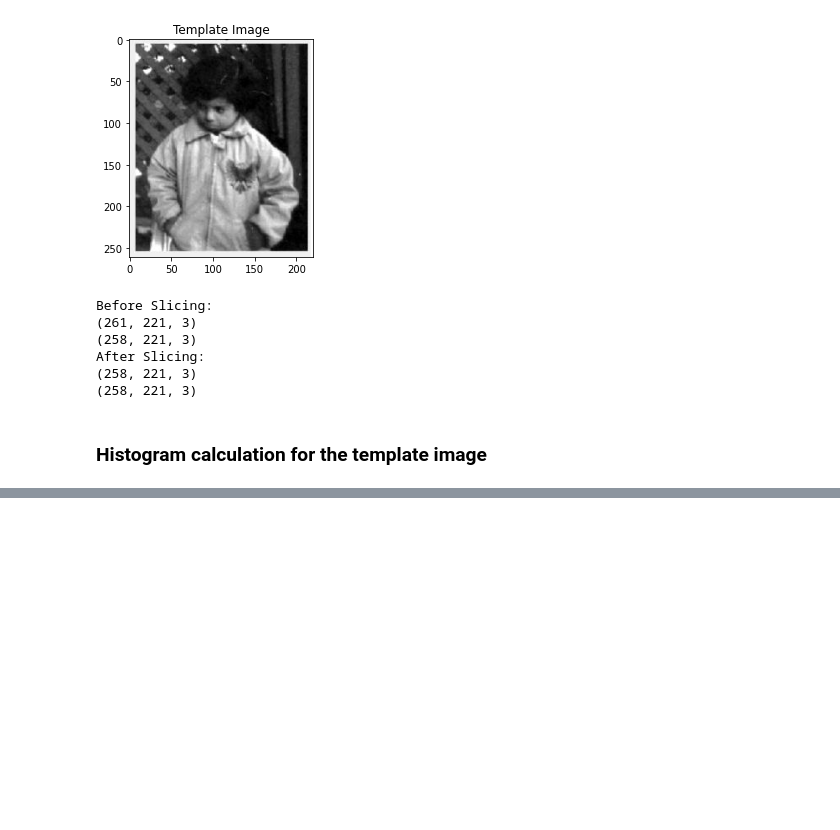
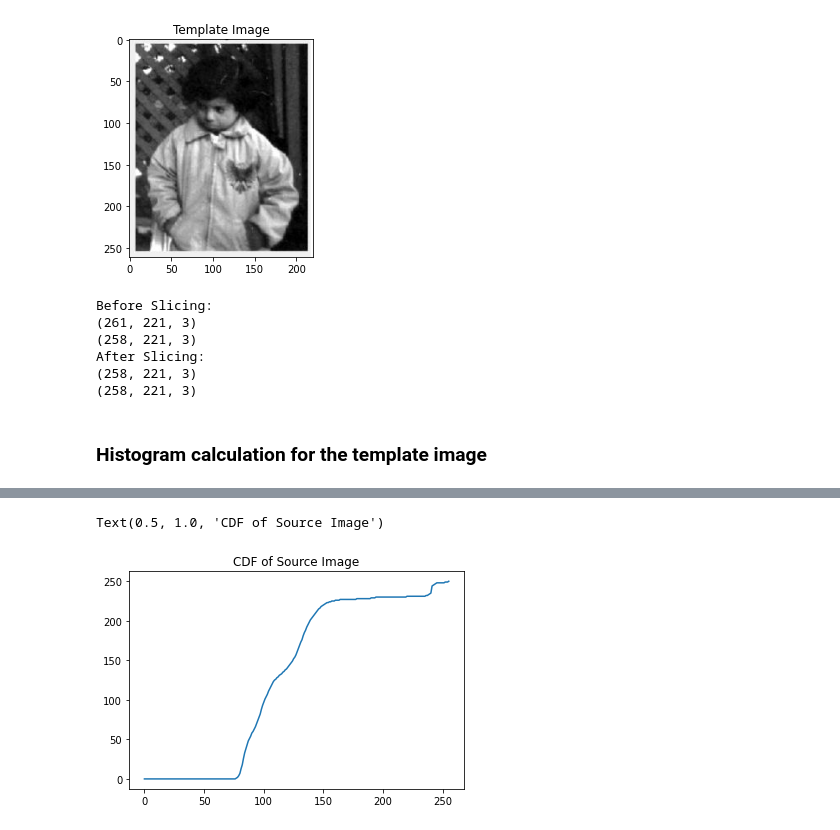
Before and after one commit to rad-mit/CS5102-Digital-Image-Processing-Project, a Jupyter notebook: Assignments/Assignment-5/DIP_Assignment_5.ipynb, the cells around one changed output, grey strips where cells are left out. Drawn from its saved outputs; the diff is of its cells as text; code cells hidden in the pictures; blank space fills up the shorter version.

```diff
--- a/Assignments/Assignment-5/DIP_Assignment_5.ipynb
+++ b/Assignments/Assignment-5/DIP_Assignment_5.ipynb
@@ -253,0 +285,9 @@ plt.show()
+# %%
+t1_r=[round(x) for x in hgez_r]
+t1_g=[round(x) for x in hgez_g]
+t1_b=[round(x) for x in hgez_b]
+plt.plot(t1_r)
+plt.title("CDF of Source Image")
+# %% [output]
+Text(0.5, 1.0, 'CDF of Source Image')
+[figure, added]
```
Also changed, not shown: parts of 10 cells of this notebook.
